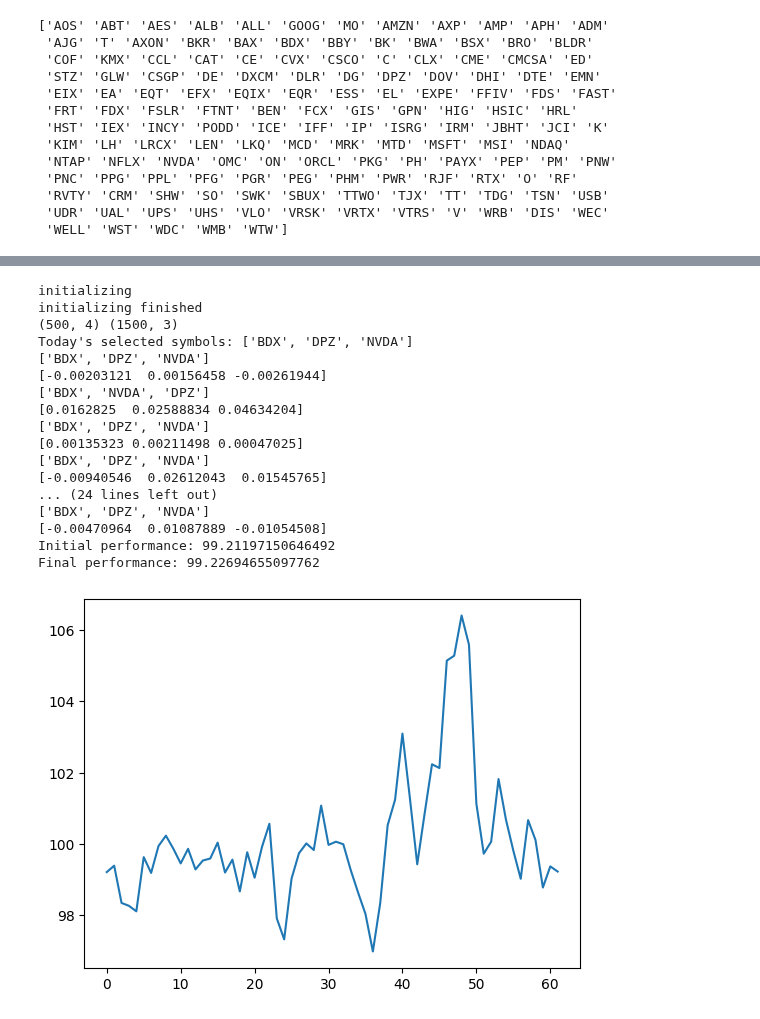
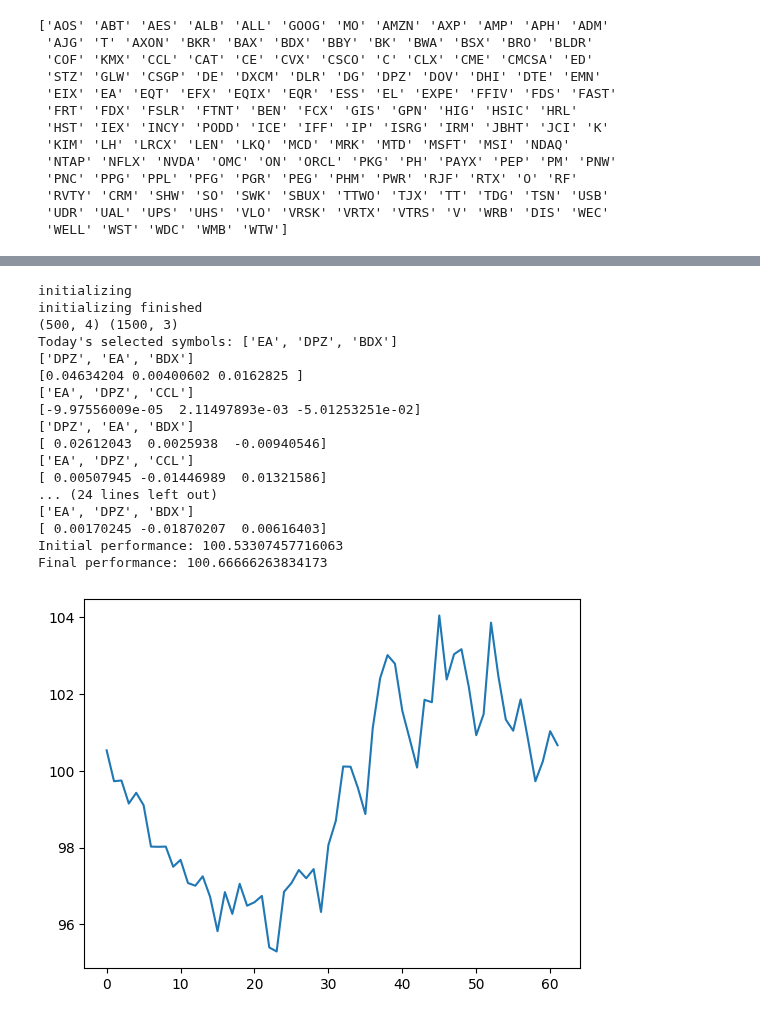
Before and after one commit to nickwilliamsdev/treetrader, a Jupyter notebook: tensorneat_ranknet.ipynb, the cells around one changed output, grey strips where cells are left out. Saved outputs shown, nothing was run; the diff lists cells and outputs as text; code cells hidden in the pictures.

```diff
--- a/tensorneat_ranknet.ipynb
+++ b/tensorneat_ranknet.ipynb
@@ -474,35 +474,35 @@ Shape of RETURNS: (244, 147)
 # %%
 # for testing lasted genome from genomes checkpoints
 import numpy as np
 state = pipeline.setup()
-best_path = "./model_archive/tensorneat_checkpoints/champs_topk/50.npz"
+best_path = "./model_archive/tensorneat_checkpoints/champs_topk/72.npz"
 best_genome = np.load(best_path)
 nodes = best_genome['nodes']
 conns = best_genome['conns']
 nodes_j = jnp.array(nodes)
 conns_j = jnp.array(conns)
 print(nodes.shape, conns.shape)
 # show result
 pipeline.show(state, (nodes_j, conns_j))
 # %% [output]
 initializing
 initializing finished
 (500, 4) (1500, 3)
-Today's selected symbols: ['BDX', 'DPZ', 'NVDA']
-['BDX', 'DPZ', 'NVDA']
-[-0.00203121  0.00156458 -0.00261944]
-['BDX', 'NVDA', 'DPZ']
-[0.0162825  0.02588834 0.04634204]
-['BDX', 'DPZ', 'NVDA']
-[0.00135323 0.00211498 0.00047025]
-['BDX', 'DPZ', 'NVDA']
-[-0.00940546  0.02612043  0.01545765]
+Today's selected symbols: ['EA', 'DPZ', 'BDX']
+['DPZ', 'EA', 'BDX']
+[0.04634204 0.00400602 0.0162825 ]
+['EA', 'DPZ', 'CCL']
+[-9.97556009e-05  2.11497893e-03 -5.01253251e-02]
+['DPZ', 'EA', 'BDX']
+[ 0.02612043  0.0025938  -0.00940546]
+['EA', 'DPZ', 'CCL']
+[ 0.00507945 -0.01446989  0.01321586]
 ... (24 lines left out)
-['BDX', 'DPZ', 'NVDA']
-[-0.00470964  0.01087889 -0.01054508]
-Initial performance: 99.21197150646492
-Final performance: 99.22694655097762
+['EA', 'DPZ', 'BDX']
+[ 0.00170245 -0.01870207  0.00616403]
+Initial performance: 100.53307457716063
+Final performance: 100.66666263834173
-[figure, old version]
+[figure, new version]
 # %%
 import numpy as np
 topk_champs = os.listdir("./model_archive/tensorneat_checkpoints/champs_topk/")
```
Also changed, not shown: parts of 5 cells of this notebook, 3 other files.
